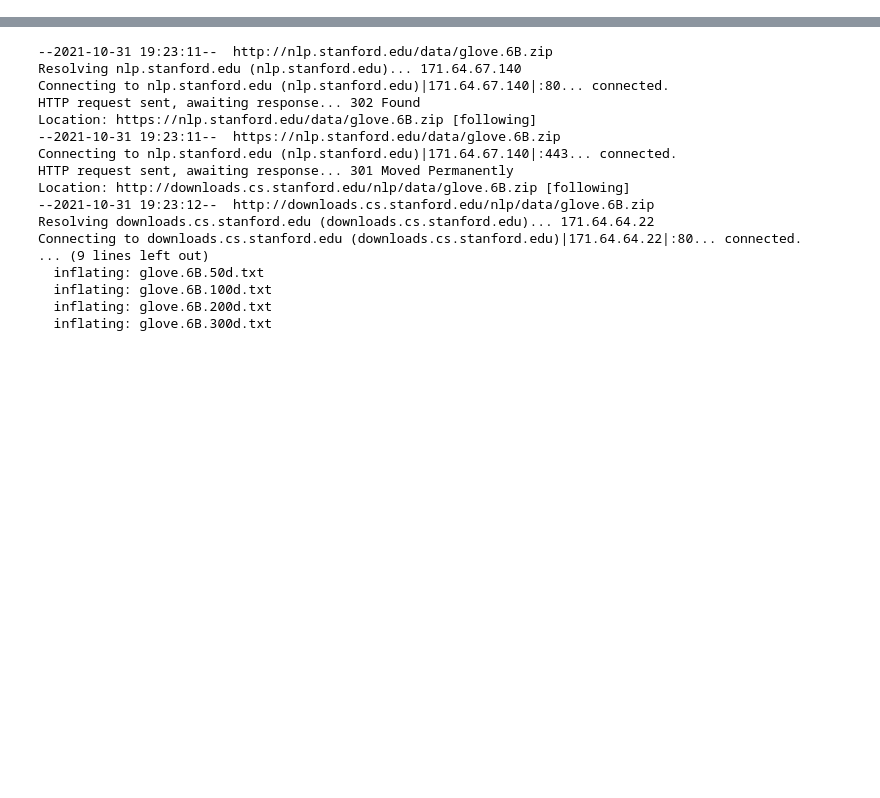
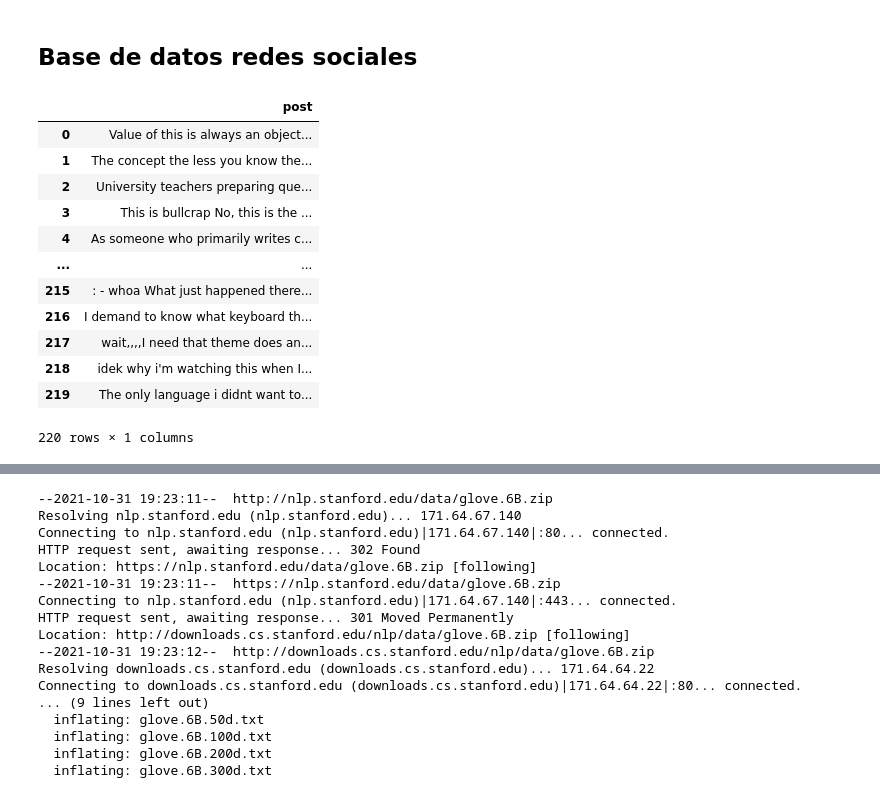
Before and after one commit to mnpro98/LN-Actividad-Integradora-3, a Jupyter notebook: RNN.ipynb, the cells around one changed output, grey strips where cells are left out. Cells and saved outputs as stored; diff of their text form; code cells hidden in the pictures; blank space fills up the shorter version.

```diff
--- a/RNN.ipynb
+++ b/RNN.ipynb
@@ -24,0 +314,19 @@ Successfully installed praw-7.4.0 prawcore-2.3.0 update-checker-0.18.0 websocket
+# %% [markdown]
+## Base de datos redes sociales
+# %%
+df_yt= pd.DataFrame({'post':ytcm_limpios})
+df_yt
+# %% [output]
+|  | post |
+| 0 | Value of this is always an object... |
+| 1 | The concept the less you know the... |
+| 2 | University teachers preparing que... |
+| 3 | This is bullcrap No, this is the ... |
+| 4 | As someone who primarily writes c... |
+| ... | ... |
+| 215 | : - whoa What just happened there... |
+| 216 | I demand to know what keyboard th... |
+| 217 | wait,,,,I need that theme does an... |
+| 218 | idek why i'm watching this when I... |
+| 219 | The only language i didnt want to... |
+220 rows × 1 columns
```
Also changed, not shown: parts of 44 cells of this notebook.
